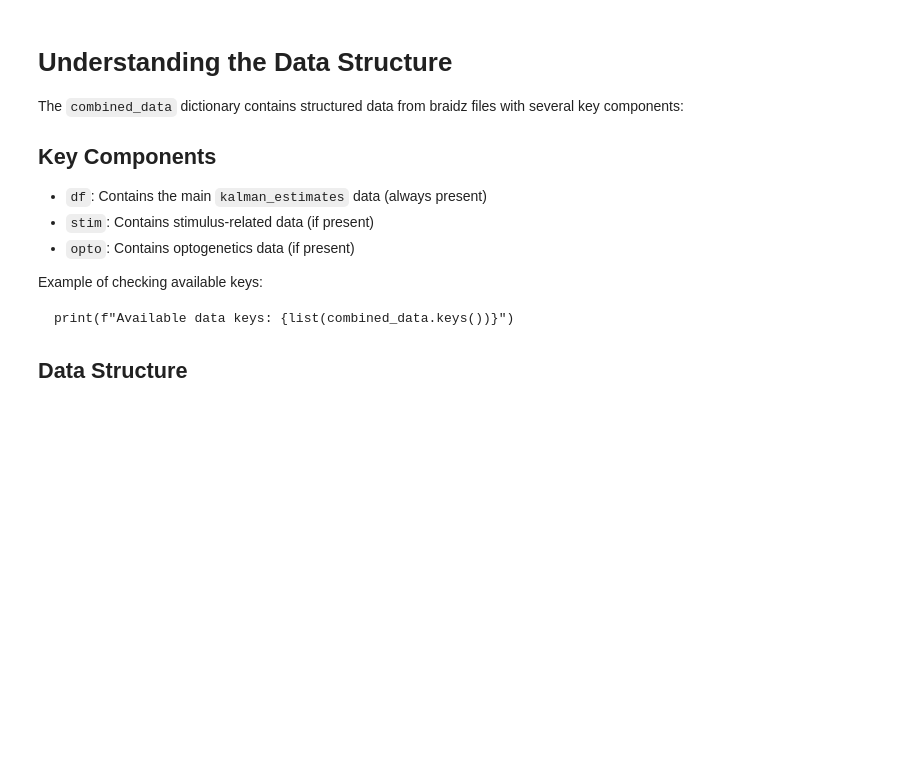
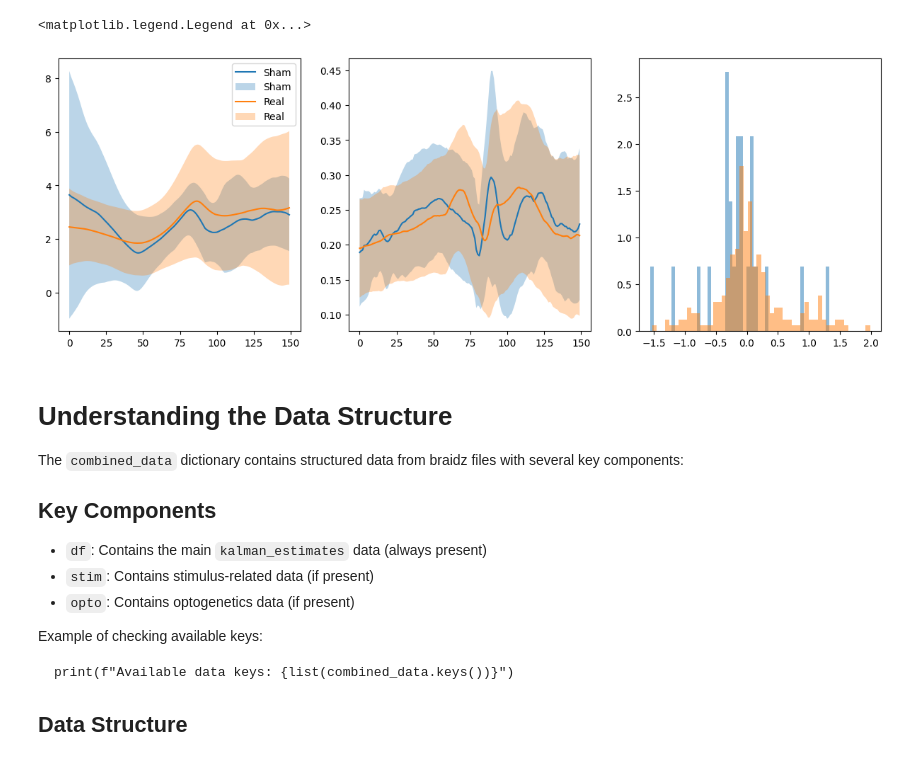
Before and after one commit to elhananby/braidz_analysis, a Jupyter notebook: notebooks/read_braidz_exmaple.ipynb, the cells around one changed output. Drawn from its saved outputs; the diff is of its cells as text; code cells hidden in the pictures; blank space fills up the shorter version.

Commit message:
feat: add plotting functions and enhance TrajectoryData class for better data handling

```diff
--- a/notebooks/read_braidz_exmaple.ipynb
+++ b/notebooks/read_braidz_exmaple.ipynb
@@ -118,3 +33,25 @@ plt.tight_layout()
+# %%
+fig, axs = plt.subplots(ncols=3, nrows=1, figsize=(15,5))
+
+# Angular velocity
+plotting.plot_mean_and_std(np.abs(data.angular_velocity[data.sham]), ax=axs[0], label="Sham")
+plotting.plot_mean_and_std(np.abs(data.angular_velocity[~data.sham]), ax=axs[0], label="Real")
+
+# Linear Velocity
+plotting.plot_mean_and_std(np.abs(data.linear_velocity[data.sham]), ax=axs[1], label="Sham")
+plotting.plot_mean_and_std(np.abs(data.linear_velocity[~data.sham]), ax=axs[1], label="Real")
+
+# plotting.add_shaded_region(axs[0], 50, 80, color="black", alpha=0.1)
+# plotting.add_shaded_region(axs[1], 50, 80, color="black", alpha=0.1)
+
+# histogram
+plotting.plot_histogram(data.heading_diff[data.sham], ax=axs[2], label="Sham", alpha=0.5, bins=50, density=True)
+plotting.plot_histogram(data.heading_diff[~data.sham], ax=axs[2], label="Real", alpha=0.5, bins=50, density=True)
+
+axs[0].legend()
+# %% [output]
+<matplotlib.legend.Legend at 0x...>
+[figure, added]
 # %% [markdown]
 # Understanding the Data Structure
 
```
Also changed, not shown: parts of 3 cells of this notebook, 2 other files.
